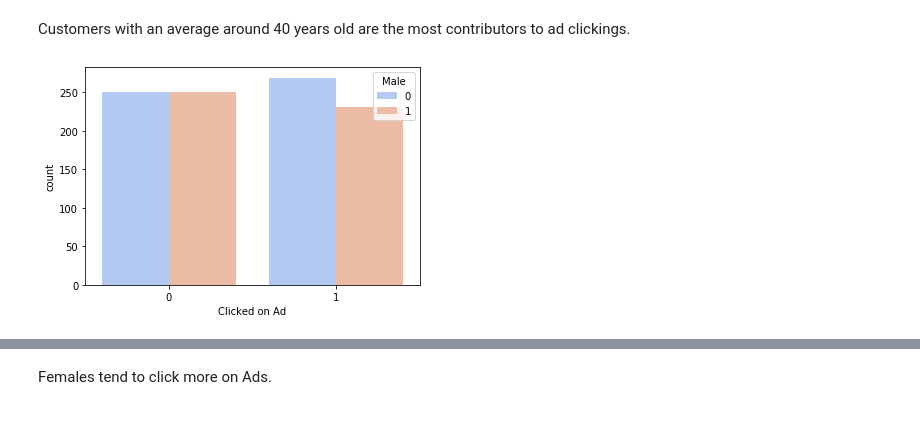
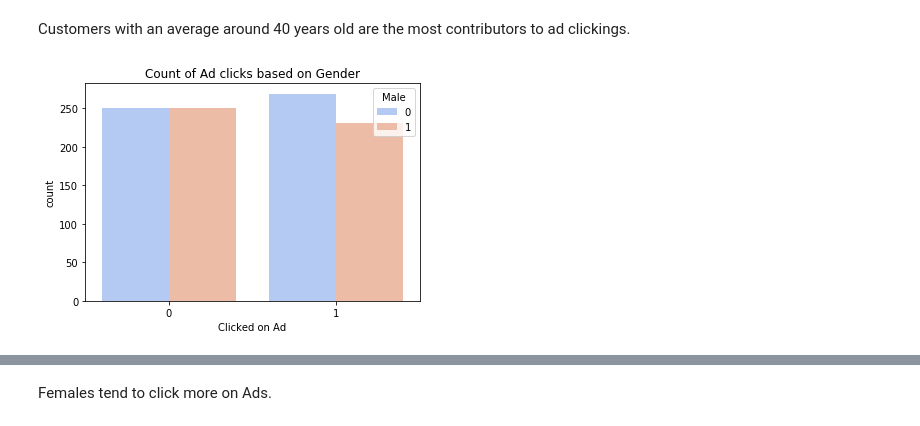
Before and after one commit to cristina-iacob/Predicting-Ad-Click, a Jupyter notebook: AdClickPrediction.ipynb, the cells around one changed output, grey strips where cells are left out. Saved outputs shown, nothing was run; the diff lists cells and outputs as text; code cells hidden in the pictures.

```diff
--- a/AdClickPrediction.ipynb
+++ b/AdClickPrediction.ipynb
@@ -161,9 +161,10 @@ Text(0.5, 1.0, 'Age wise distribution of Ad clicks')
 Customers with an average around 40 years old are the most contributors to ad clickings.
 # %%
 sns.countplot(x="Clicked on Ad", data=ad_df, hue="Male", palette="coolwarm")
+plt.title("Count of Ad clicks based on Gender")
 plt.show()
 # %% [output]
-[figure, old version]
+[figure, new version]
 [interactive output not drawn]
 # %% [markdown]
 Females tend to click more on Ads.
```
Also changed, not shown: parts of 17 cells of this notebook.
